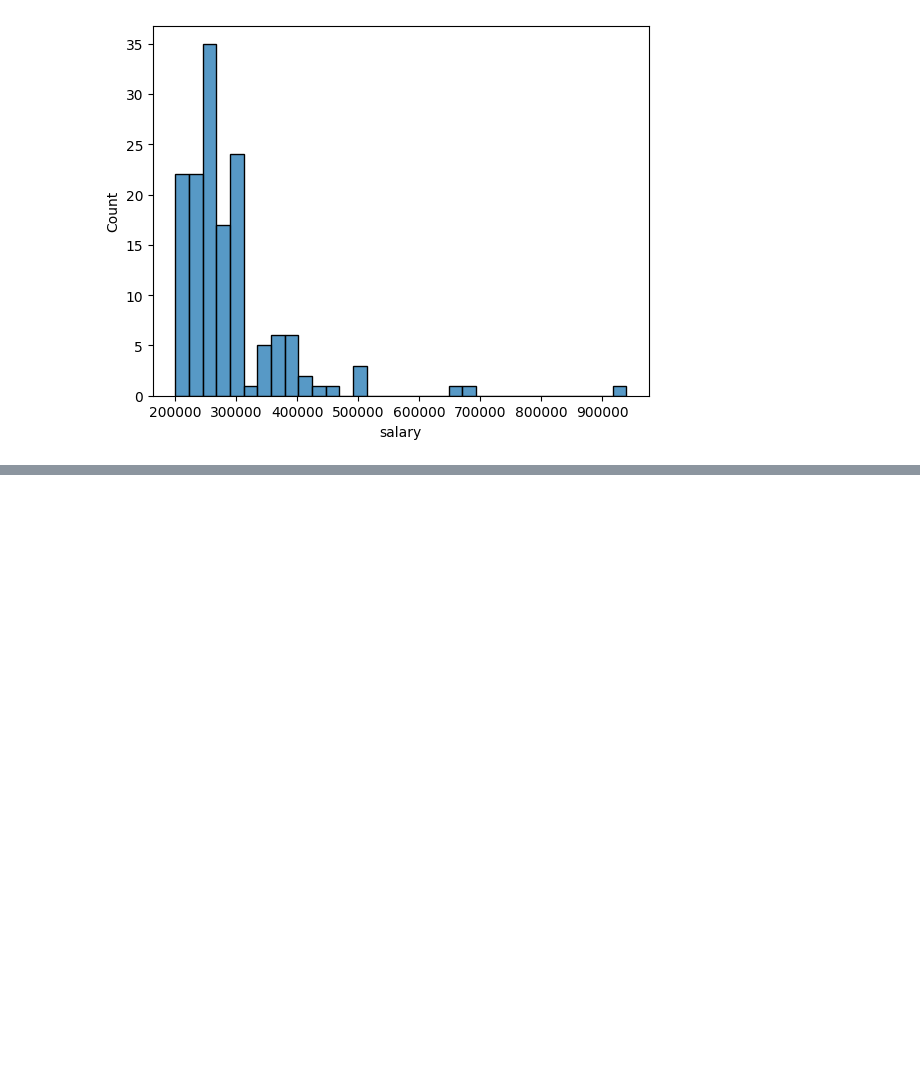
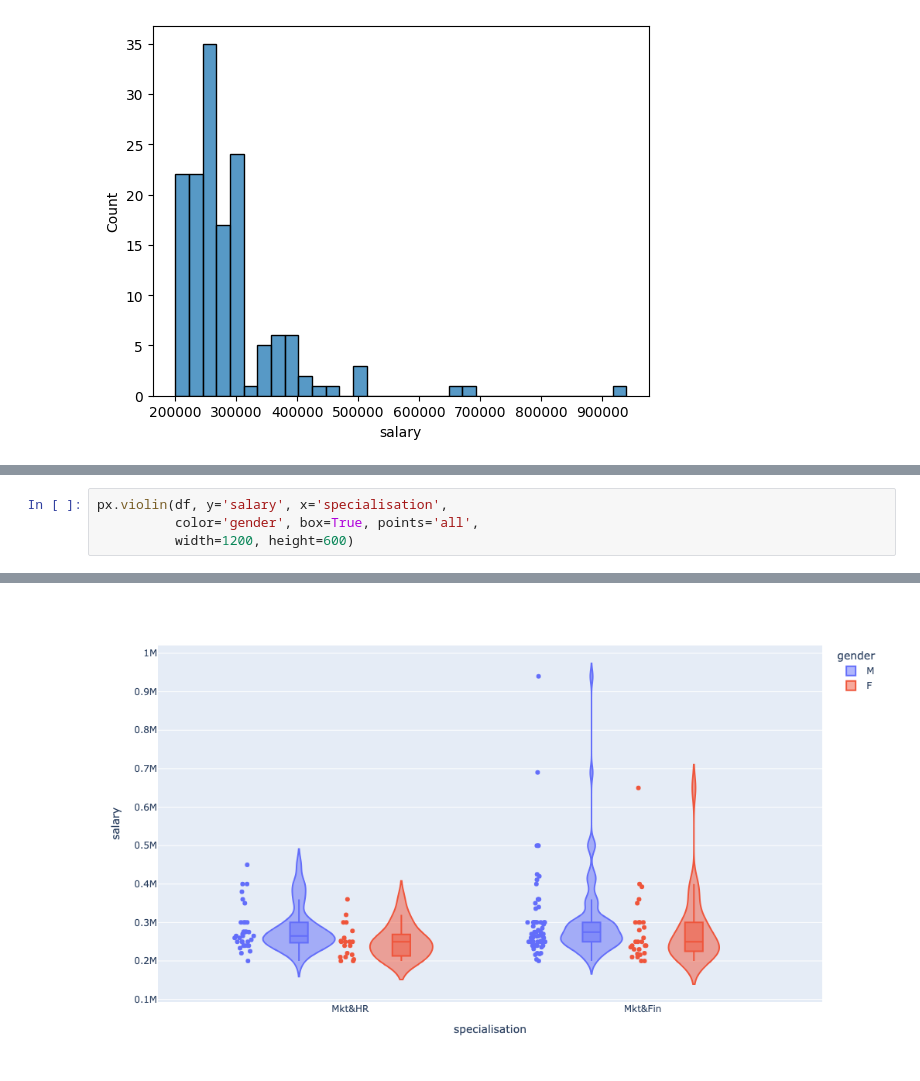
Before and after one commit to edupmon/fiap, a Jupyter notebook: pos-tech/data-analytics/fase-2/02-machine-learning-avancado/aula-2/knn-svm.ipynb, the cells around one changed output, grey strips where cells are left out. Saved outputs shown, nothing was run; the diff lists cells and outputs as text; blank space fills up the shorter version.

```diff
--- a/pos-tech/data-analytics/fase-2/02-machine-learning-avancado/aula-2/knn-svm.ipynb
+++ b/pos-tech/data-analytics/fase-2/02-machine-learning-avancado/aula-2/knn-svm.ipynb
@@ -125,0 +133,5 @@ plt.show()
+# %%
+px.violin(df, y='salary', x='specialisation',
+          color='gender', box=True, points='all',
+          width=1200, height=600)
+# %% [output]
@@ -125,0 +139 @@ plt.show()
+[figure, added]
```
Also changed, not shown: parts of 3 cells of this notebook.
